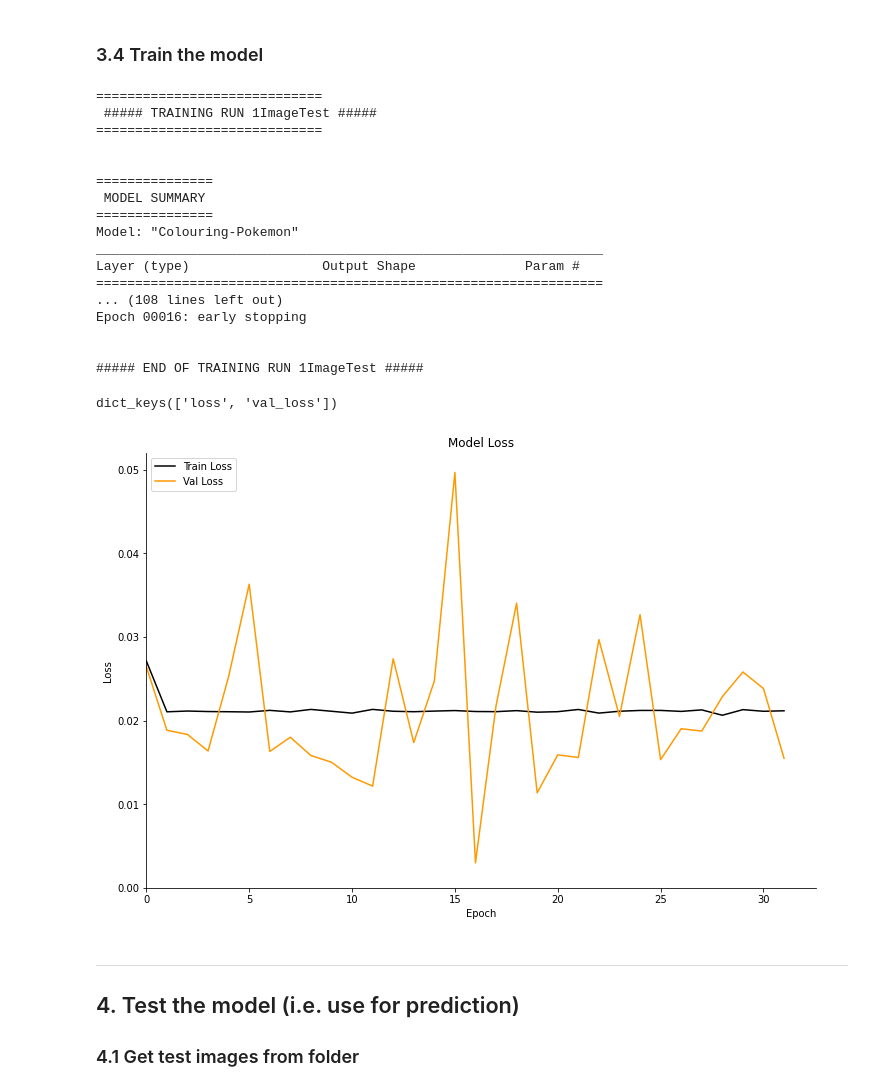
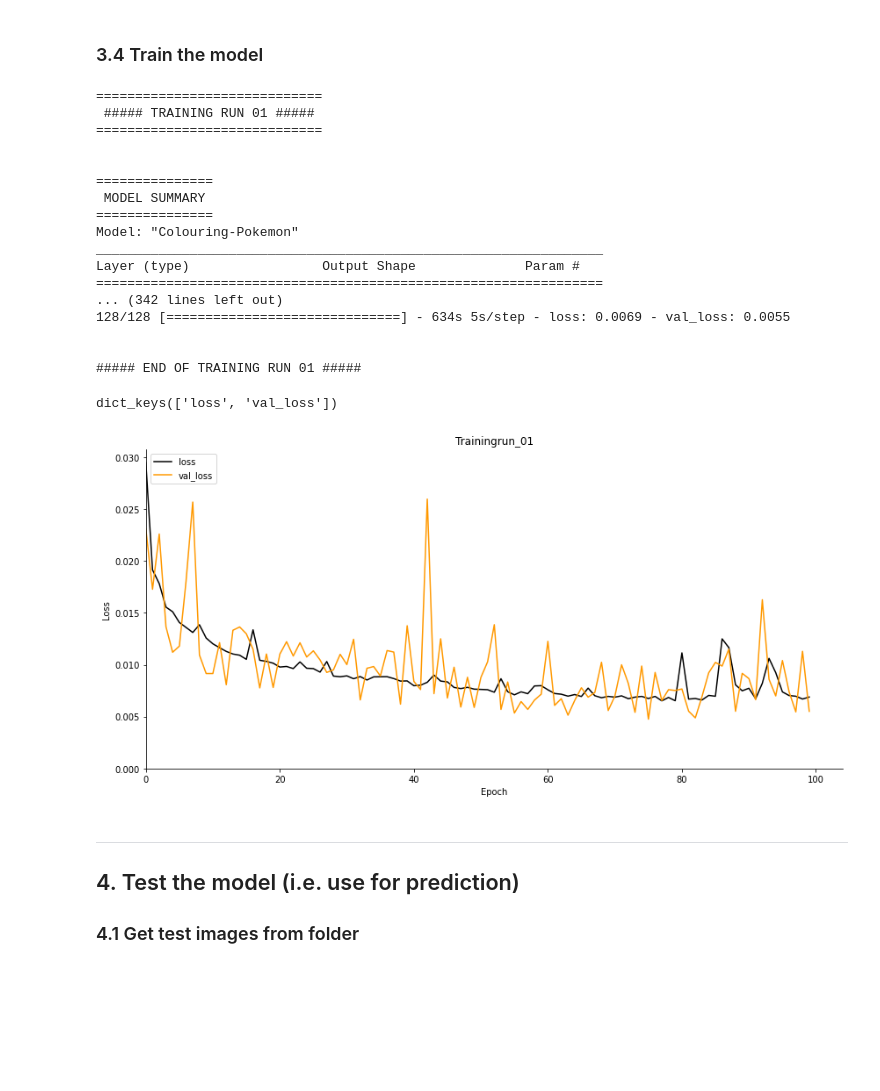
Before and after one commit to CleonWong/Colouring-Pokemon, a Jupyter notebook: Model_V0.ipynb, the cells around one changed output. Drawn from its saved outputs; the diff is of its cells as text; code cells hidden in the pictures; blank space fills up the shorter version.

```diff
--- a/Model_V0.ipynb
+++ b/Model_V0.ipynb
@@ -288,12 +309,12 @@ Xtrain shape: (6433, 288, 320, 3) <class 'numpy.ndarray'>
 # %% [markdown]
 ### 3.2 Helper-function to train the model
 # %%
-def train_and_save_model(training_run, Xtrain, model, validation_split, batch_size, epochs, steps_per_epoch, validation_steps, checkpoint_filepath):
+def train_and_save_model(trainingrun, Xtrain, model, validation_split, batch_size, epochs, steps_per_epoch, validation_steps, checkpoint_filepath):
 
     '''Function to train the model and save using ModelCheckpoint and EarlyStopping.'''
 
     print("=============================")
-    print(f" ##### TRAINING RUN {training_run} #####")
+    print(f" ##### TRAINING RUN {trainingrun} #####")
     print("=============================")
     print()
     print()
@@ -322,15 +343,15 @@ def train_and_save_model(training_run, Xtrain, model, validation_split, batch_si
 
     # Checkpoint
     checkpoint = ModelCheckpoint(filepath = checkpoint_filepath,
-                                 monitor = "loss",
+                                 monitor = "val_loss",
                                  mode = "min",
-                                 save_best_only = True,
+                                 save_best_only = False,
                                  save_weights_only = False,
                                  save_freq = "epoch",
                                  verbose = 2)
 
     # Early Stop
-    earlystop = EarlyStopping(monitor = "loss",
+    earlystop = EarlyStopping(monitor = "val_loss",
                               mode = "min",
                               patience = 100,
                               restore_best_weights = True,
@@ -348,11 +369,11 @@ def train_and_save_model(training_run, Xtrain, model, validation_split, batch_si
                            validation_data = ValidationImage_a_b_gen(Xtrain, batch_size, validation_split),
                            validation_steps = validation_steps,
                            callbacks = callbacks_list,
-                           verbose = 0)
+                           verbose = 1)
 
     print()
     print()
-    print(f"##### END OF TRAINING RUN {training_run} #####")
+    print(f"##### END OF TRAINING RUN {trainingrun} #####")
 
     return model_info
 # %% [markdown]
@@ -495,18 +525,18 @@ B range: [0, 227]
 # %% [markdown]
 ### 3.4 Train the model
 # %%
-model_info = train_and_save_model(training_run = "Single Image",
-                                  Xtrain = Xtrain,
-                                  model = model,
-                                  validation_split = 0,
-                                  batch_size = 1,
-                                  epochs = 10000,
-                                  steps_per_epoch = 1,
-                                  validation_steps = 1,
-                                  checkpoint_filepath = "SavedCheckpoints/trainingrun_singleimage/model.{epoch:02d}-{val_loss:.6f}.hdf5")
+trainingrun_01_info = train_and_save_model(trainingrun = "01",
+                                           Xtrain = Xtrain,
+                                           model = model,
+                                           validation_split = 0.1,
+                                           batch_size = 50,
+                                           epochs = 100,
+                                           steps_per_epoch = len(Xtrain) // 50,
+                                           validation_steps = 1,
+                                           checkpoint_filepath = "Model_V0_Trainingrun_01/SavedCheckpoints/model.{epoch:02d}-{val_loss:.6f}.hdf5")
 # %% [output]
 =============================
- ##### TRAINING RUN 1ImageTest #####
+ ##### TRAINING RUN 01 #####
 =============================
 
 
@@ -517,16 +547,16 @@ Model: "Colouring-Pokemon"
 _________________________________________________________________
 Layer (type)                 Output Shape              Param #
 =================================================================
-... (108 lines left out)
-Epoch 00016: early stopping
+... (342 lines left out)
+128/128 [==============================] - 634s 5s/step - loss: 0.0069 - val_loss: 0.0055
 
 
-##### END OF TRAINING RUN 1ImageTest #####
+##### END OF TRAINING RUN 01 #####
-# %%
-plot_TrainValLoss(model_info)
-# %% [output]
-dict_keys(['loss', 'val_loss'])
-[figure, removed]
+# %%
+plot_TrainValLoss(trainingrun_01_info, trainingrun = "01", savefig = True, figpath = "Model_V0_Trainingrun_01/LossGraphs/ModelLoss_b.png")
+# %% [output]
+dict_keys(['loss', 'val_loss'])
+[figure, added]
 # %% [markdown]
 ---
 ## 4. Test the model (i.e. use for prediction)
```
Also changed, not shown: parts of 12 cells of this notebook.
